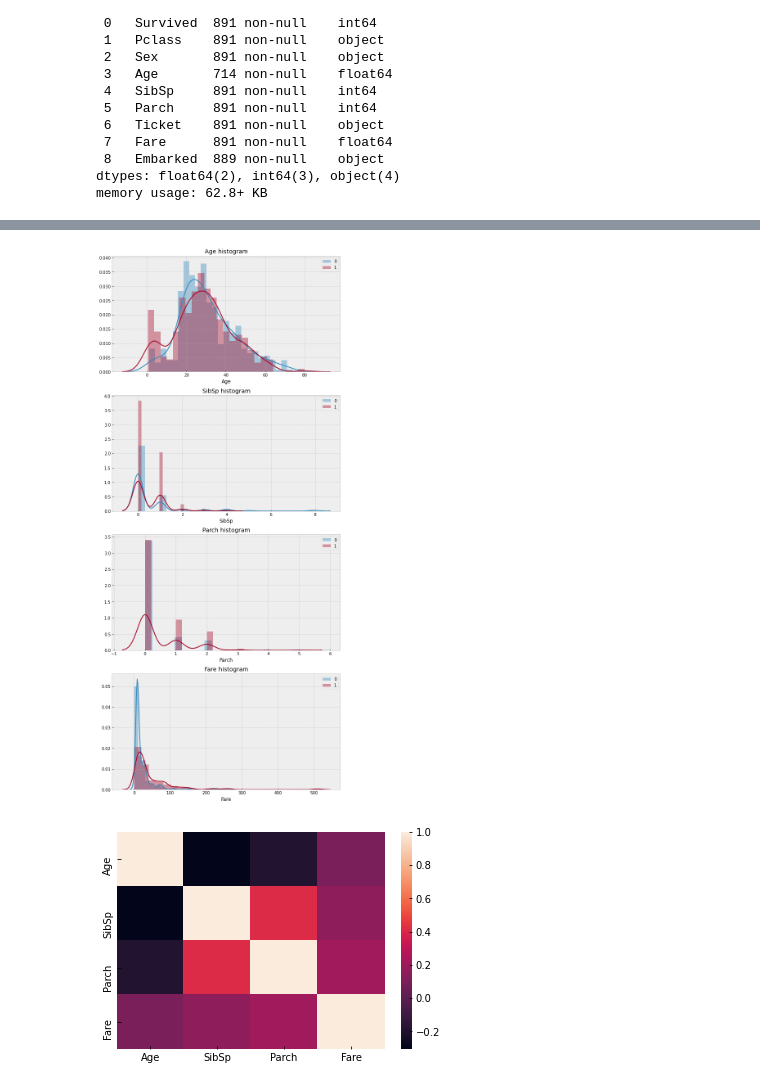
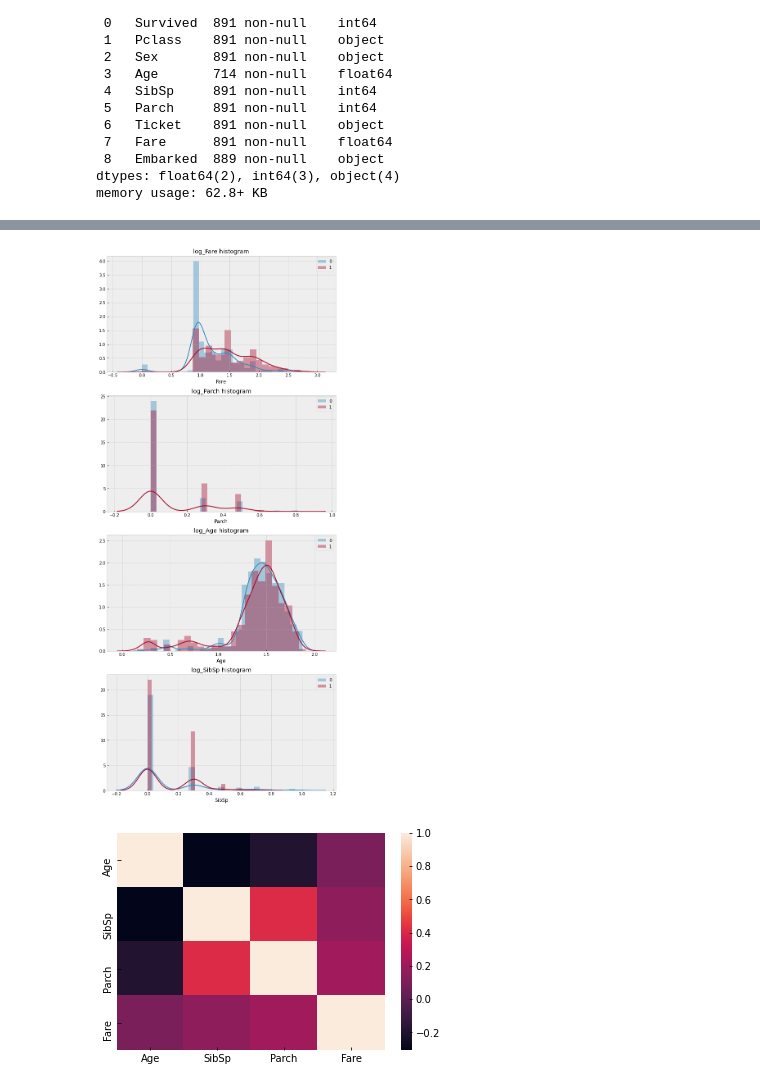
Before and after one commit to IndyD/data-science-tools, a Jupyter notebook: autoEDA/example_notebook.ipynb, the cells around one changed output, grey strips where cells are left out. Cells and saved outputs as stored; diff of their text form; code cells hidden in the pictures.

Commit message:
Add log transform to all numeric plots

```diff
--- a/autoEDA/example_notebook.ipynb
+++ b/autoEDA/example_notebook.ipynb
@@ -44,7 +39,7 @@ eda.plot_categorical()
 # %%
-eda.plot_numeric()
+eda.plot_numeric(log_transform=True)
 # %% [output]
-[figure, old version]
+[figure, new version]
 # %%
 eda.plot_corr_heatmap()
 # %% [output]
```
Also changed, not shown: parts of 4 cells of this notebook, 3 other files.
